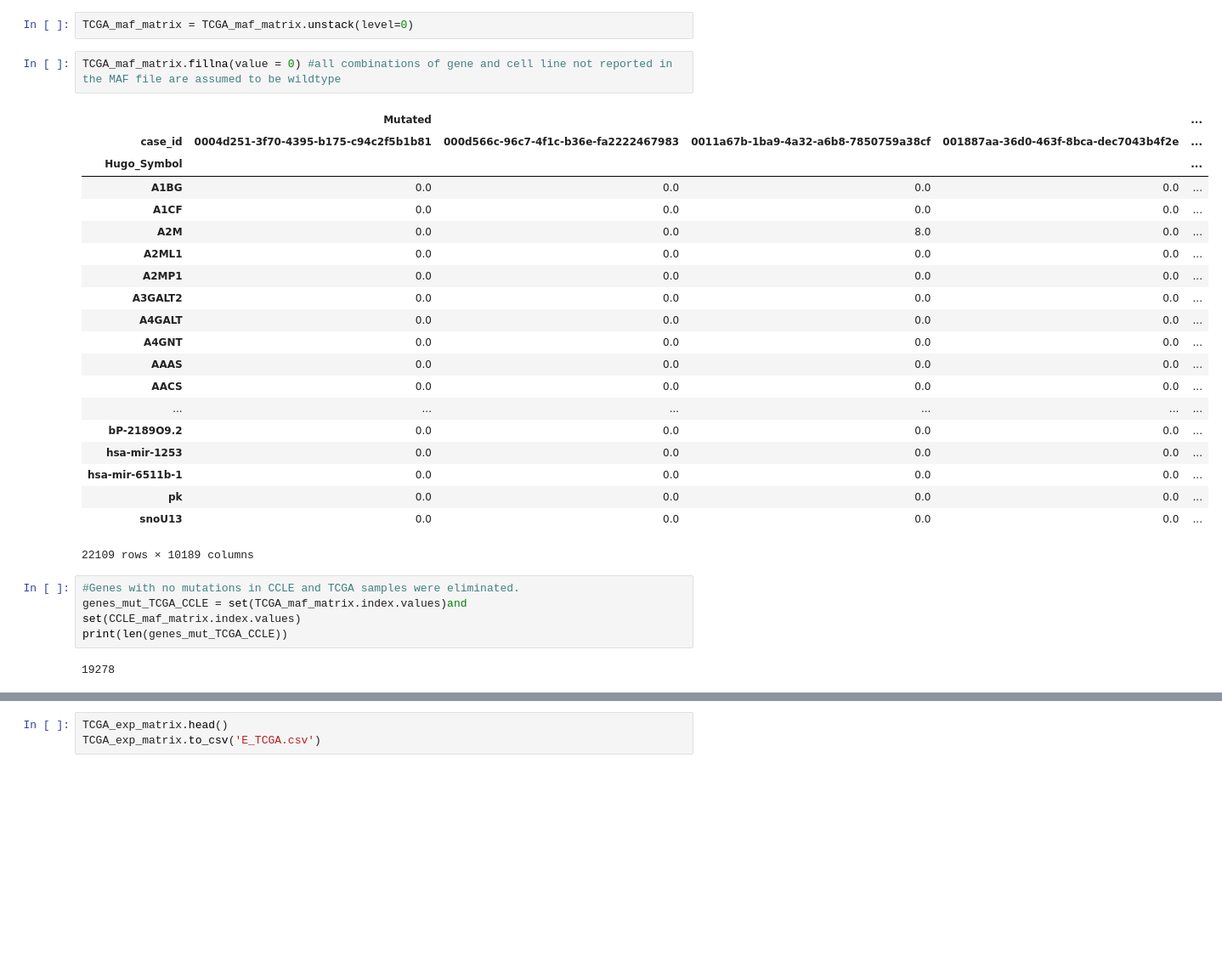
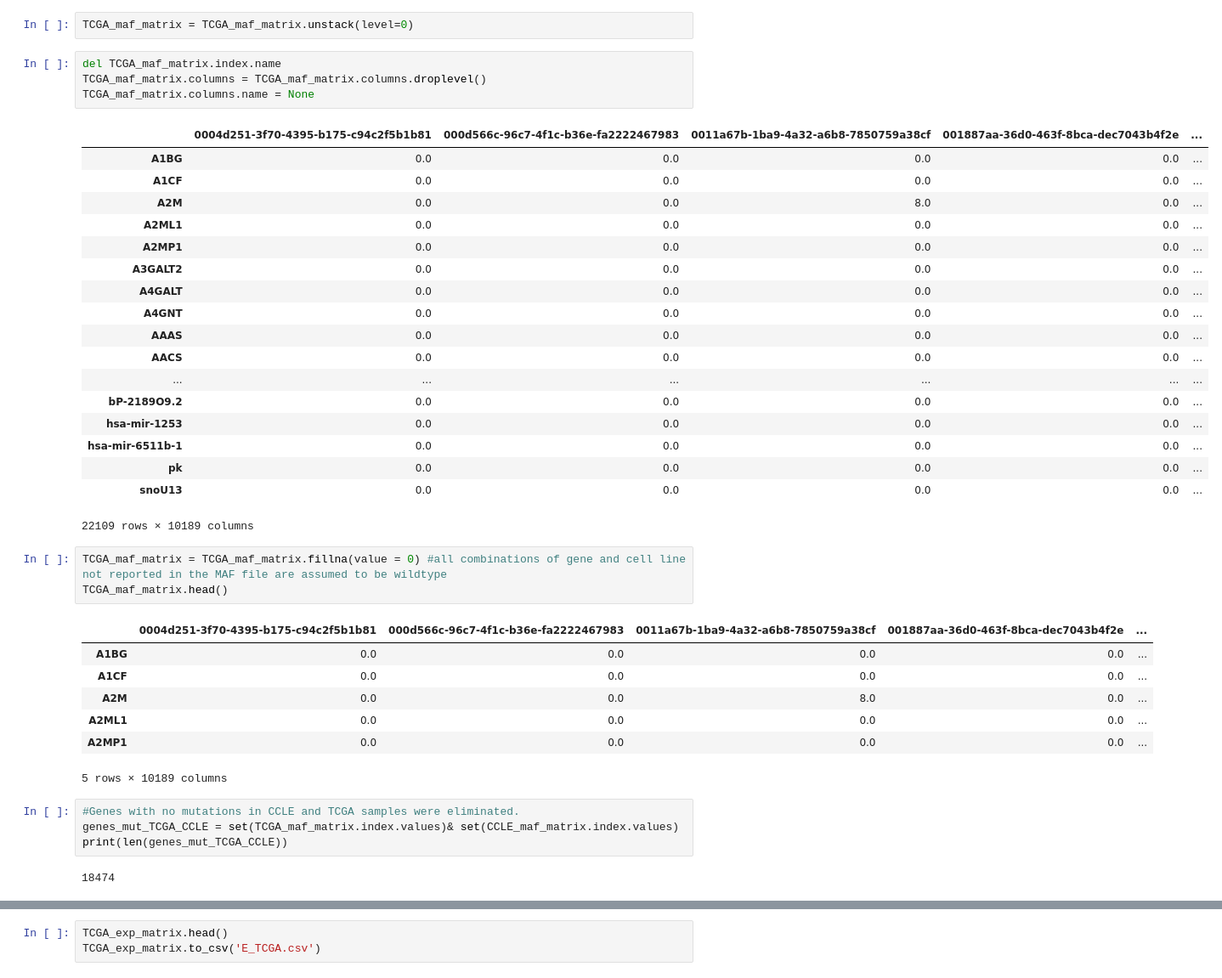
Before and after one commit to auriml/gen_drug, a Jupyter notebook: gen_drug_preprocessing.ipynb, the cells around one changed output, grey strips where cells are left out. Shown at 85% size. Cells and saved outputs as stored; diff of their text form; blank space fills up the shorter version.

```diff
--- a/gen_drug_preprocessing.ipynb
+++ b/gen_drug_preprocessing.ipynb
@@ -509,35 +411,46 @@ TCGA_maf_read.drop(columns=['Variant_Classification','Variant_Type'], inplace =
 TCGA_maf_matrix = TCGA_maf_read.groupby([ 'case_id','Hugo_Symbol']).count()
 # %%
 TCGA_maf_matrix = TCGA_maf_matrix.unstack(level=0)
+# %%
+del TCGA_maf_matrix.index.name
+TCGA_maf_matrix.columns = TCGA_maf_matrix.columns.droplevel()
+TCGA_maf_matrix.columns.name = None
+# %% [output]
+|  | 0004d251-3f70-4395-b175-c94c2f5b1b81 | 000d566c-96c7-4f1c-b36e-fa2222467983 | 0011a67b-1ba9-4a32-a6b8-7850759a38cf | 001887aa-36d0-463f-8bca-dec7043b4f2e | ... |
+| A1BG | 0.0 | 0.0 | 0.0 | 0.0 | ... |
+| A1CF | 0.0 | 0.0 | 0.0 | 0.0 | ... |
+| A2M | 0.0 | 0.0 | 8.0 | 0.0 | ... |
+| A2ML1 | 0.0 | 0.0 | 0.0 | 0.0 | ... |
+| A2MP1 | 0.0 | 0.0 | 0.0 | 0.0 | ... |
+| A3GALT2 | 0.0 | 0.0 | 0.0 | 0.0 | ... |
+| A4GALT | 0.0 | 0.0 | 0.0 | 0.0 | ... |
+| A4GNT | 0.0 | 0.0 | 0.0 | 0.0 | ... |
+| AAAS | 0.0 | 0.0 | 0.0 | 0.0 | ... |
+| AACS | 0.0 | 0.0 | 0.0 | 0.0 | ... |
+| ... | ... | ... | ... | ... | ... |
+| bP-2189O9.2 | 0.0 | 0.0 | 0.0 | 0.0 | ... |
+| hsa-mir-1253 | 0.0 | 0.0 | 0.0 | 0.0 | ... |
+| hsa-mir-6511b-1 | 0.0 | 0.0 | 0.0 | 0.0 | ... |
+| pk | 0.0 | 0.0 | 0.0 | 0.0 | ... |
+| snoU13 | 0.0 | 0.0 | 0.0 | 0.0 | ... |
+22109 rows × 10189 columns
 # %%
-TCGA_maf_matrix.fillna(value = 0) #all combinations of gene and cell line not reported in the MAF file are assumed to be wildtype
+TCGA_maf_matrix = TCGA_maf_matrix.fillna(value = 0) #all combinations of gene and cell line not reported in the MAF file are assumed to be wildtype
+TCGA_maf_matrix.head()
 # %% [output]
-|  | Mutated |  |  |  | ... |
-| case_id | 0004d251-3f70-4395-b175-c94c2f5b1b81 | 000d566c-96c7-4f1c-b36e-fa2222467983 | 0011a67b-1ba9-4a32-a6b8-7850759a38cf | 001887aa-36d0-463f-8bca-dec7043b4f2e | ... |
-| Hugo_Symbol |  |  |  |  | ... |
+|  | 0004d251-3f70-4395-b175-c94c2f5b1b81 | 000d566c-96c7-4f1c-b36e-fa2222467983 | 0011a67b-1ba9-4a32-a6b8-7850759a38cf | 001887aa-36d0-463f-8bca-dec7043b4f2e | ... |
 | A1BG | 0.0 | 0.0 | 0.0 | 0.0 | ... |
 | A1CF | 0.0 | 0.0 | 0.0 | 0.0 | ... |
 | A2M | 0.0 | 0.0 | 8.0 | 0.0 | ... |
 | A2ML1 | 0.0 | 0.0 | 0.0 | 0.0 | ... |
 | A2MP1 | 0.0 | 0.0 | 0.0 | 0.0 | ... |
-| A3GALT2 | 0.0 | 0.0 | 0.0 | 0.0 | ... |
-| A4GALT | 0.0 | 0.0 | 0.0 | 0.0 | ... |
-| A4GNT | 0.0 | 0.0 | 0.0 | 0.0 | ... |
-| AAAS | 0.0 | 0.0 | 0.0 | 0.0 | ... |
-| AACS | 0.0 | 0.0 | 0.0 | 0.0 | ... |
-| ... | ... | ... | ... | ... | ... |
-| bP-2189O9.2 | 0.0 | 0.0 | 0.0 | 0.0 | ... |
-| hsa-mir-1253 | 0.0 | 0.0 | 0.0 | 0.0 | ... |
-| hsa-mir-6511b-1 | 0.0 | 0.0 | 0.0 | 0.0 | ... |
-| pk | 0.0 | 0.0 | 0.0 | 0.0 | ... |
-| snoU13 | 0.0 | 0.0 | 0.0 | 0.0 | ... |
-22109 rows × 10189 columns
+5 rows × 10189 columns
 # %%
 #Genes with no mutations in CCLE and TCGA samples were eliminated.
-genes_mut_TCGA_CCLE = set(TCGA_maf_matrix.index.values)and set(CCLE_maf_matrix.index.values)
+genes_mut_TCGA_CCLE = set(TCGA_maf_matrix.index.values)& set(CCLE_maf_matrix.index.values)
 print(len(genes_mut_TCGA_CCLE))
 # %% [output]
-19278
+18474
 # %%
 TCGA_maf_matrix_r = TCGA_maf_matrix.loc[list(genes_mut_TCGA_CCLE),:]
 TCGA_maf_matrix_r.shape
```
Also changed, not shown: parts of 55 cells of this notebook.
